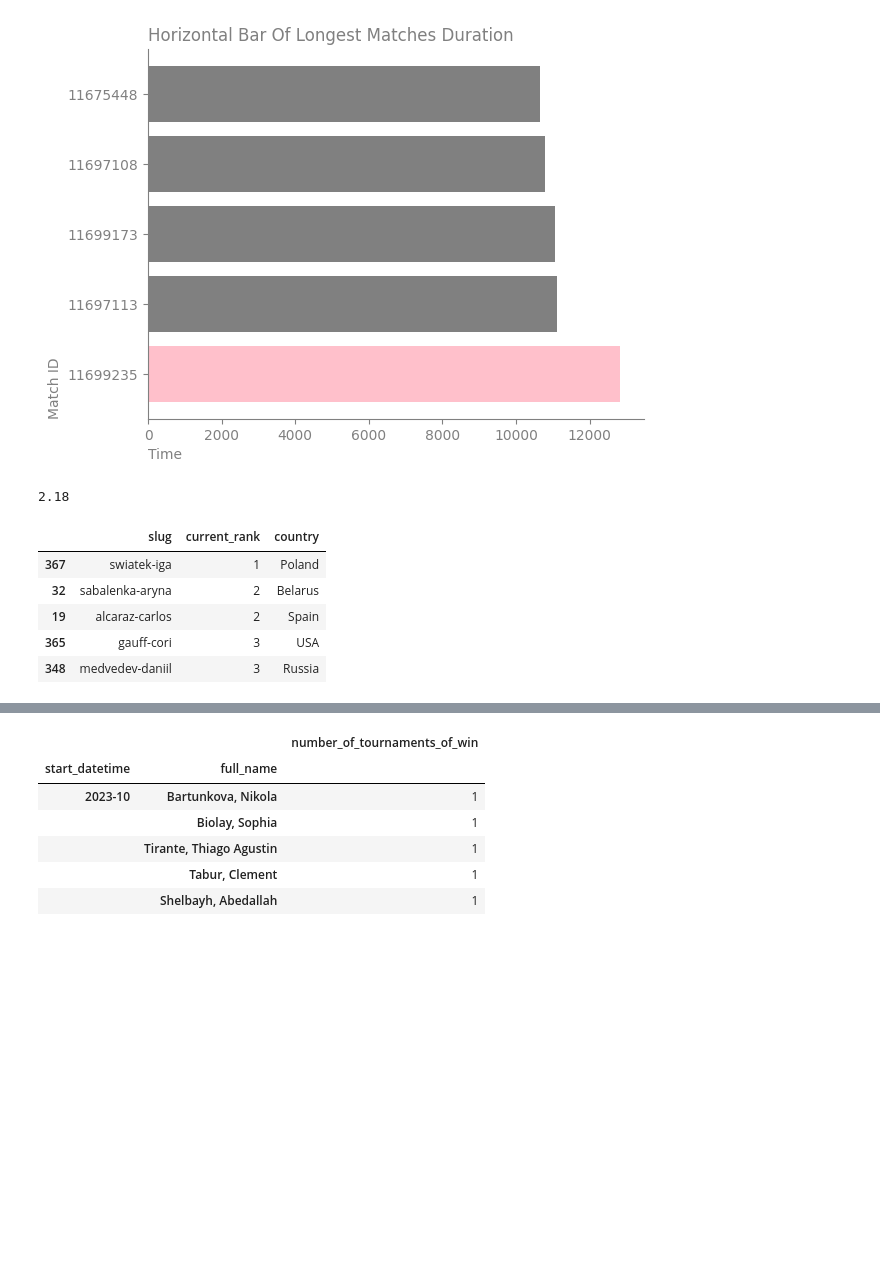
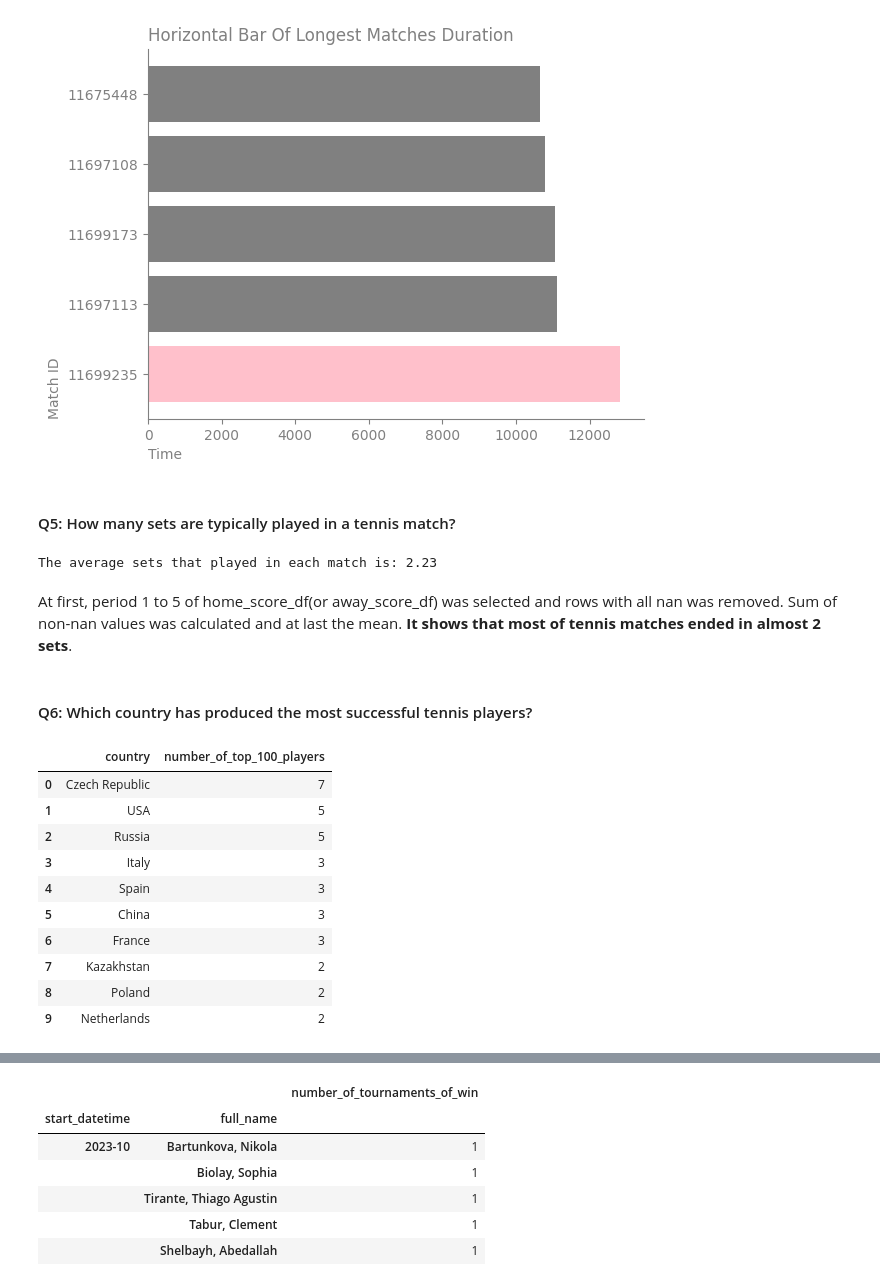
Before and after one commit to amin-eghbalian/data_analysis_tennis_peroject, a Jupyter notebook: HW10_project_data.ipynb, the cells around one changed output, grey strips where cells are left out. Drawn from its saved outputs; the diff is of its cells as text; code cells hidden in the pictures; blank space fills up the shorter version.

```diff
--- a/HW10_project_data.ipynb
+++ b/HW10_project_data.ipynb
@@ -570,28 +584,40 @@ ax.tick_params(axis='y', colors='gray')
 plt.show()
 # %% [output]
 [figure]
+# %% [markdown]
+#### Q5: How many sets are typically played in a tennis match?
 # %%
-# Q5 How many sets are typically played in a tennis match?
-mean_set_per_match = home_score_df[[ "period_1", "period_2", "period_3", "period_4", "period_5"]].notnull().sum(axis=1).mean().round(2)
-mean_set_per_match
+mean_set_per_match = home_score_df[[
+     "period_1", "period_2", "period_3", "period_4", "period_5"]].dropna(axis = 0, how = 'all').notnull().sum(
+         axis=1).mean().round(2)
+
+print(f"The average sets that played in each match is: {mean_set_per_match}")
 # %% [output]
-2.18
+The average sets that played in each match is: 2.23
+# %% [markdown]
+At first, period 1 to 5 of home_score_df(or away_score_df) was selected and rows with all nan was removed. Sum of non-nan values was calculated and at last the mean. **It shows that most of tennis matches ended in almost 2 sets**.
+# %% [markdown]
+#### Q6: Which country has produced the most successful tennis players?
 # %%
-# Q6 Which country has produced the most successful tennis players?
-home_team_df[["current_rank", "country"]].isna().sum()
-away_team_df[["current_rank", "country"]].isna().sum()
 players_rank_country = pd.merge(home_team_df[["slug","current_rank", "country"]], away_team_df[["slug","current_rank", "country"]], how="outer")
 
-#cleaning data
-players_rank_country.duplicated().sum() #167 duplicated
-players_rank_country = players_rank_country.drop_duplicates() #drop duplicates
-players_rank_country.isna().sum() # 20 nan values
-players_rank_country = players_rank_country.dropna().reset_index(drop=True).sort_values("current_rank") # drop nan values
-players_rank_country.head()
+players_rank_country.duplicated().sum()
+players_rank_country = players_rank_country.drop_duplicates()
+players_rank_country.isna().sum()
+players_rank_country = players_rank_country.dropna().sort_values("current_rank").head(50)
+
+top_100_players_country =players_rank_country.groupby("country").agg(number_of_top_100_players=(
+    "country","count")).sort_values("number_of_top_100_players", ascending=False).reset_index().head(10)
+top_100_players_country
 # %% [output]
-|  | slug | current_rank | country |
-| 367 | swiatek-iga | 1 | Poland |
-| 32 | sabalenka-aryna | 2 | Belarus |
-| 19 | alcaraz-carlos | 2 | Spain |
-| 365 | gauff-cori | 3 | USA |
-| 348 | medvedev-daniil | 3 | Russia |
+|  | country | number_of_top_100_players |
+| 0 | Czech Republic | 7 |
+| 1 | USA | 5 |
+| 2 | Russia | 5 |
+| 3 | Italy | 3 |
+| 4 | Spain | 3 |
+| 5 | China | 3 |
+| 6 | France | 3 |
+| 7 | Kazakhstan | 2 |
+| 8 | Poland | 2 |
+| 9 | Netherlands | 2 |
```
Also changed, not shown: parts of 20 cells of this notebook.
